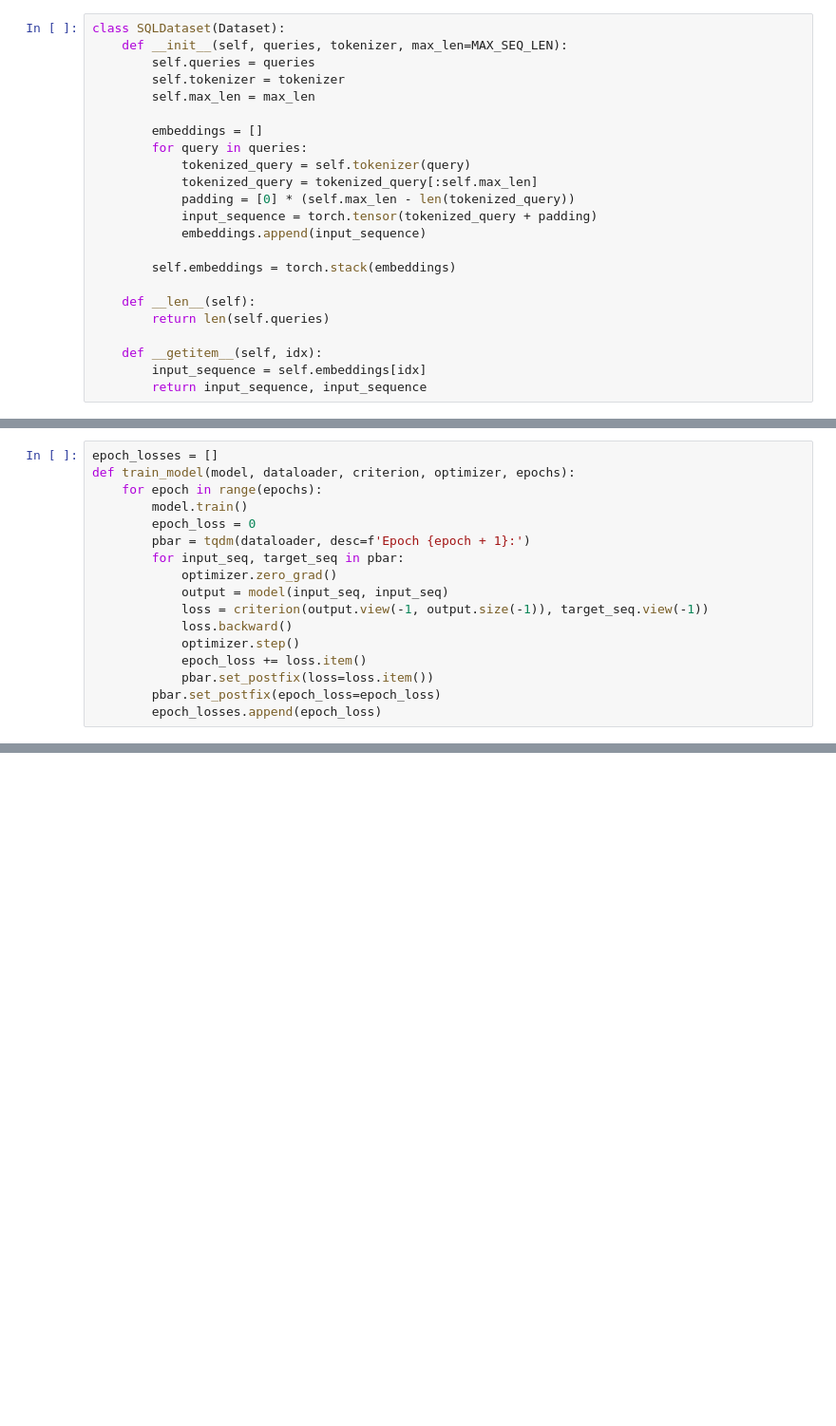
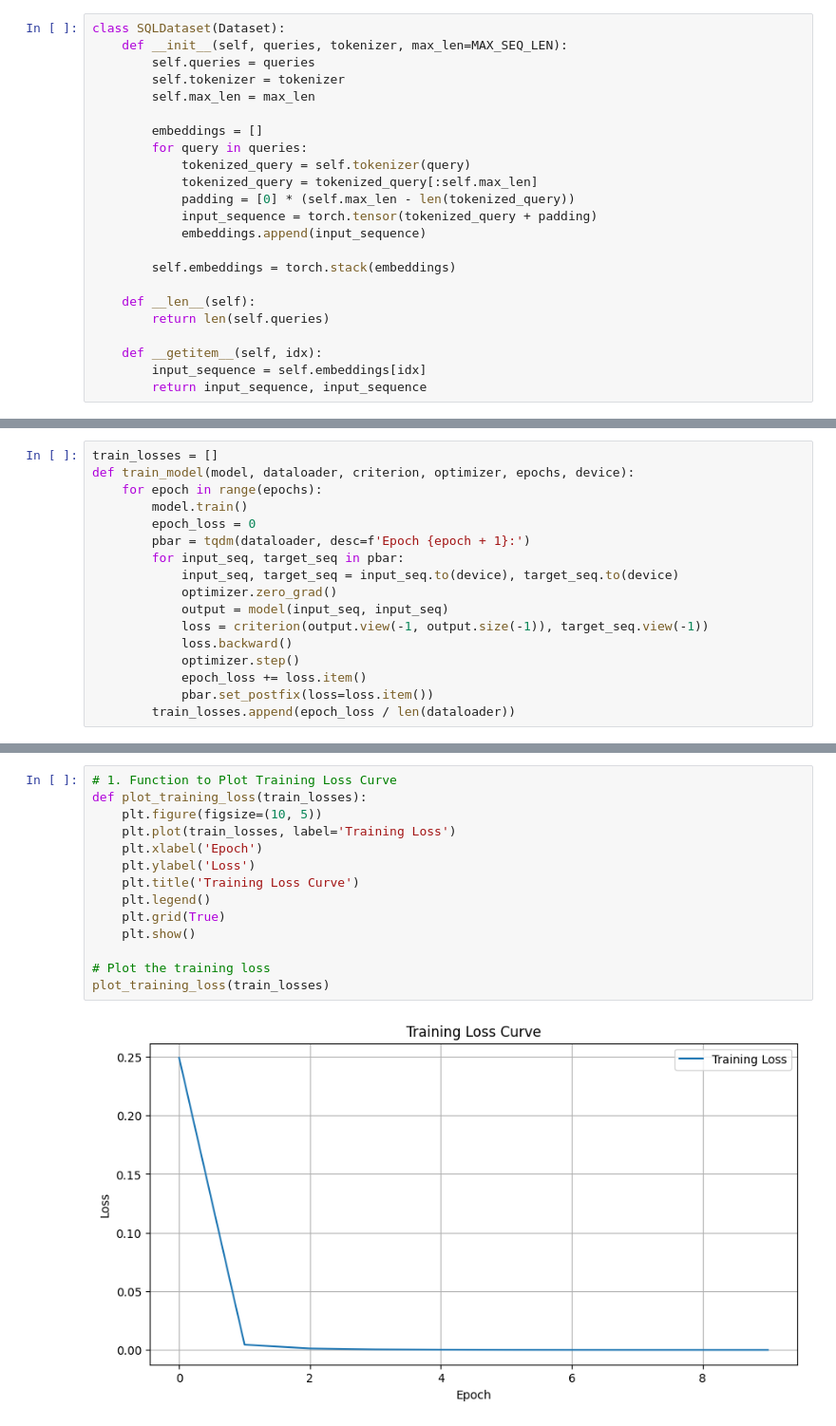
Before and after one commit to Your-Cheese/SQIRL, a Jupyter notebook: transformer_autoencoder.ipynb, the cells around one changed output, grey strips where cells are left out. Shown at 95% size. Saved outputs shown, nothing was run; the diff lists cells and outputs as text; blank space fills up the shorter version.

Commit message:
updated notebook with train/test outputs

```diff
--- a/transformer_autoencoder.ipynb
+++ b/transformer_autoencoder.ipynb
@@ -145,13 +159,14 @@ class TransformerAutoencoder(nn.Module):
 
         return self.output_layer(decoded)
 # %%
-epoch_losses = []
-def train_model(model, dataloader, criterion, optimizer, epochs):
+train_losses = []
+def train_model(model, dataloader, criterion, optimizer, epochs, device):
     for epoch in range(epochs):
         model.train()
         epoch_loss = 0
         pbar = tqdm(dataloader, desc=f'Epoch {epoch + 1}:')
         for input_seq, target_seq in pbar:
+            input_seq, target_seq = input_seq.to(device), target_seq.to(device)
             optimizer.zero_grad()
             output = model(input_seq, input_seq)
             loss = criterion(output.view(-1, output.size(-1)), target_seq.view(-1))
@@ -159,6 +174,5 @@ def train_model(model, dataloader, criterion, optimizer, epochs):
             optimizer.step()
             epoch_loss += loss.item()
             pbar.set_postfix(loss=loss.item())
-        pbar.set_postfix(epoch_loss=epoch_loss)
-        epoch_losses.append(epoch_loss)
+        train_losses.append(epoch_loss / len(dataloader))
 # %%
@@ -176,0 +193,16 @@ train_model(model, dataloader, criterion, optimizer, EPOCHS)
+# %%
+# 1. Function to Plot Training Loss Curve
+def plot_training_loss(train_losses):
+    plt.figure(figsize=(10, 5))
+    plt.plot(train_losses, label='Training Loss')
+    plt.xlabel('Epoch')
+    plt.ylabel('Loss')
+    plt.title('Training Loss Curve')
+    plt.legend()
+    plt.grid(True)
+    plt.show()
+
+# Plot the training loss
+plot_training_loss(train_losses)
+# %% [output]
+[figure, added]
```
Also changed, not shown: parts of 9 cells of this notebook.
